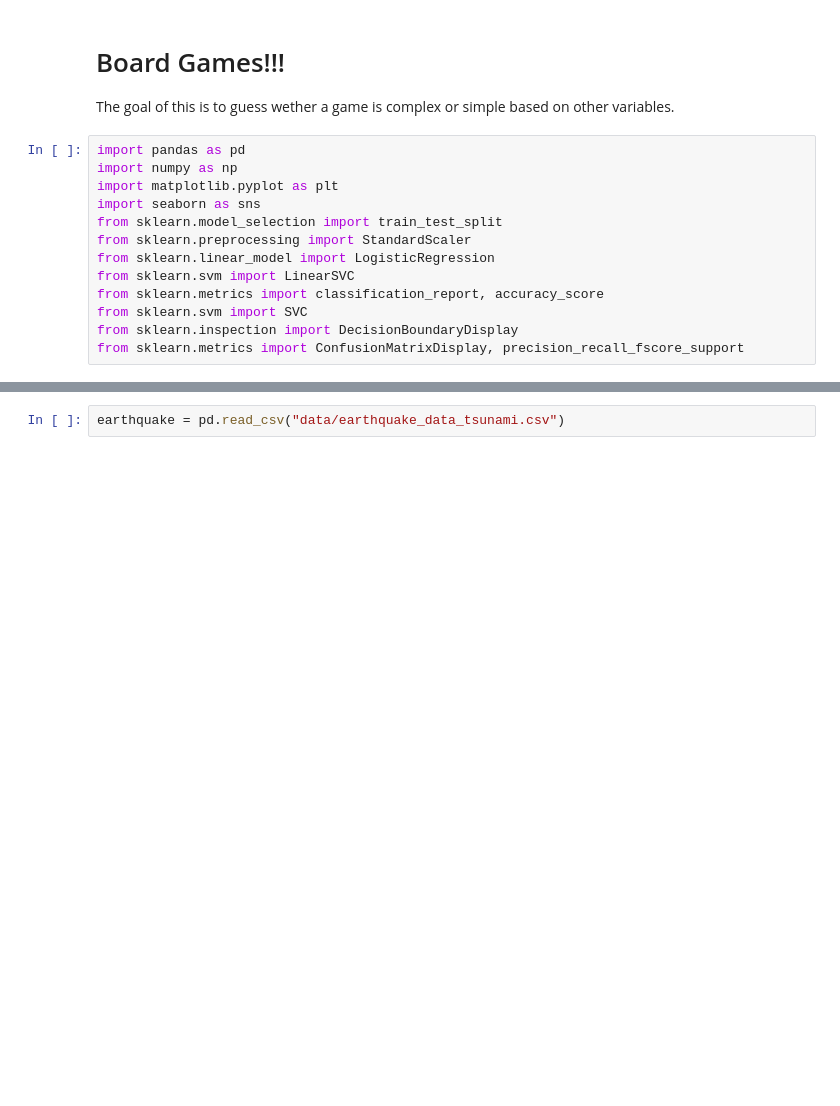
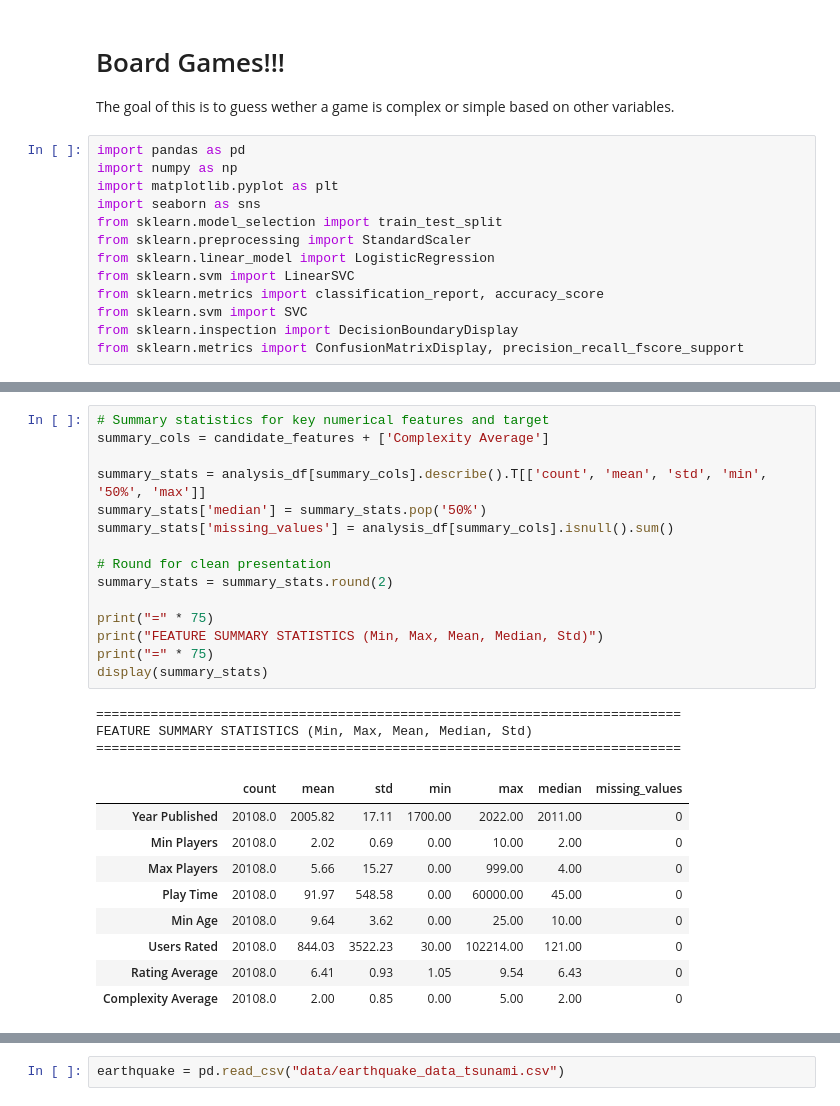
Before and after one commit to Churro1/project7, a Jupyter notebook: Project7.ipynb, the cells around one changed output, grey strips where cells are left out. Saved outputs shown, nothing was run; the diff lists cells and outputs as text; blank space fills up the shorter version.

```diff
--- a/Project7.ipynb
+++ b/Project7.ipynb
@@ -25,4 +25,32 @@ db.head()
 | 2 | 224517.0 | Brass: Birmingham | 2018.0 | 2 | 4 | 120 | 14 | 19217 | ... |
 | 3 | 167791.0 | Terraforming Mars | 2016.0 | 1 | 5 | 120 | 12 | 64864 | ... |
 | 4 | 233078.0 | Twilight Imperium: Fourth Edition | 2017.0 | 3 | 6 | 480 | 14 | 13468 | ... |
+# %%
+# Summary statistics for key numerical features and target
+summary_cols = candidate_features + ['Complexity Average']
+
+summary_stats = analysis_df[summary_cols].describe().T[['count', 'mean', 'std', 'min', '50%', 'max']]
+summary_stats['median'] = summary_stats.pop('50%')
+summary_stats['missing_values'] = analysis_df[summary_cols].isnull().sum()
+
+# Round for clean presentation
+summary_stats = summary_stats.round(2)
+
+print("=" * 75)
+print("FEATURE SUMMARY STATISTICS (Min, Max, Mean, Median, Std)")
+print("=" * 75)
+display(summary_stats)
+# %% [output]
+===========================================================================
+FEATURE SUMMARY STATISTICS (Min, Max, Mean, Median, Std)
+===========================================================================
+|  | count | mean | std | min | max | median | missing_values |
+| Year Published | 20108.0 | 2005.82 | 17.11 | 1700.00 | 2022.00 | 2011.00 | 0 |
+| Min Players | 20108.0 | 2.02 | 0.69 | 0.00 | 10.00 | 2.00 | 0 |
+| Max Players | 20108.0 | 5.66 | 15.27 | 0.00 | 999.00 | 4.00 | 0 |
+| Play Time | 20108.0 | 91.97 | 548.58 | 0.00 | 60000.00 | 45.00 | 0 |
+| Min Age | 20108.0 | 9.64 | 3.62 | 0.00 | 25.00 | 10.00 | 0 |
+| Users Rated | 20108.0 | 844.03 | 3522.23 | 30.00 | 102214.00 | 121.00 | 0 |
+| Rating Average | 20108.0 | 6.41 | 0.93 | 1.05 | 9.54 | 6.43 | 0 |
+| Complexity Average | 20108.0 | 2.00 | 0.85 | 0.00 | 5.00 | 2.00 | 0 |
 # %%
```
Also changed, not shown: parts of 7 cells of this notebook.
